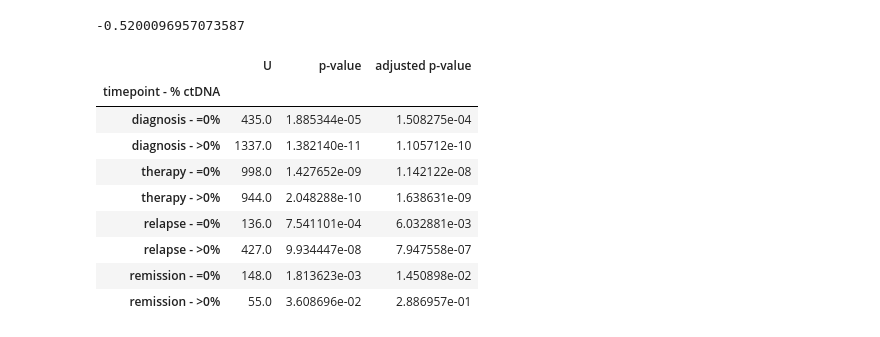
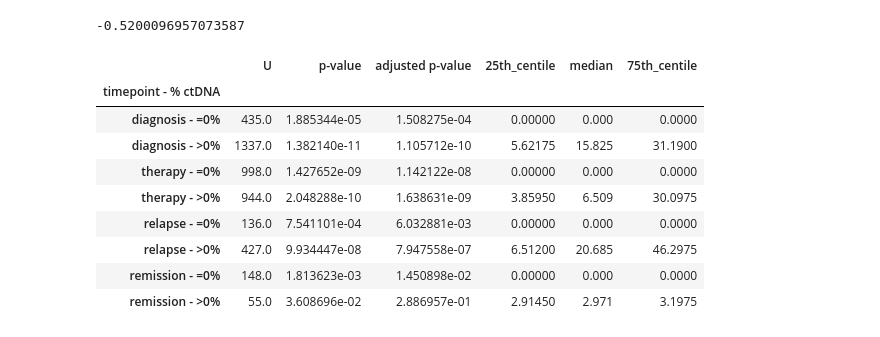
Before and after one commit to asherbryant/BBKMScProject, a Jupyter notebook: Peneder/Peneder_Mann_corr_ichorCNA.ipynb, the cells around one changed output. Drawn from its saved outputs; the diff is of its cells as text; code cells hidden in the pictures.

Commit message:
added tf median/centile + combined ctDNA quantification

```diff
--- a/Peneder/Peneder_Mann_corr_ichorCNA.ipynb
+++ b/Peneder/Peneder_Mann_corr_ichorCNA.ipynb
@@ -91,27 +91,39 @@ for i in range(len(conditions)):
         if conditions[i][j] == True:
             condition_depth.append(df['Total dip depth'].iloc[j])
     condition_depths.append(condition_depth)
+# %%
+tumor_fractions = []
+for i in range(len(conditions)):
+    tumor_fraction = []
+    for j in range(len(conditions[i])):
+        if conditions[i][j] == True:
+            tumor_fraction.append(df['ichorCNA: % ctDNA, highest log likelyhood'].iloc[j])
+    tumor_fractions.append(tumor_fraction)
 # %%
 mann_whit_u = []
 for i in range(len(condition_depths[1:])):
     stat, p = stats.mannwhitneyu(condition_depths[0], condition_depths[i+1], alternative='greater')
+    first_centile = np.quantile(tumor_fractions[i+1], 0.25)
+    median = np.quantile(tumor_fractions[i+1], 0.5)
+    third_centile = np.quantile(tumor_fractions[i+1], 0.75)
     number_of_tests = len(condition_depths[1:])
     n = len(condition_depths[i+1])
-    mann_whit_u.append([stat, p, p * number_of_tests])
+    mann_whit_u.append([stat, p, p * number_of_tests, first_centile, median, third_centile])
 # %%
-mann_df = pd.DataFrame(mann_whit_u, columns = ['U', 'p-value', 'adjusted p-value'])
+mann_df = pd.DataFrame(mann_whit_u, columns = ['U', 'p-value', 'adjusted p-value',
+                                               '25th_centile', 'median', '75th_centile'])
 mann_df['timepoint - % ctDNA'] = ['diagnosis - =0%', 'diagnosis - >0%', 'therapy - =0%', 'therapy - >0%',
                              'relapse - =0%', 'relapse - >0%', 'remission - =0%', 'remission - >0%']
 mann_df = mann_df.set_index('timepoint - % ctDNA')
 mann_df
 # %% [output]
-|  | U | p-value | adjusted p-value |
-| timepoint - % ctDNA |  |  |  |
-| diagnosis - =0% | 435.0 | 1.885344e-05 | 1.508275e-04 |
-| diagnosis - >0% | 1337.0 | 1.382140e-11 | 1.105712e-10 |
-| therapy - =0% | 998.0 | 1.427652e-09 | 1.142122e-08 |
-| therapy - >0% | 944.0 | 2.048288e-10 | 1.638631e-09 |
-| relapse - =0% | 136.0 | 7.541101e-04 | 6.032881e-03 |
-| relapse - >0% | 427.0 | 9.934447e-08 | 7.947558e-07 |
-| remission - =0% | 148.0 | 1.813623e-03 | 1.450898e-02 |
-| remission - >0% | 55.0 | 3.608696e-02 | 2.886957e-01 |
+|  | U | p-value | adjusted p-value | 25th_centile | median | 75th_centile |
+| timepoint - % ctDNA |  |  |  |  |  |  |
+| diagnosis - =0% | 435.0 | 1.885344e-05 | 1.508275e-04 | 0.00000 | 0.000 | 0.0000 |
+| diagnosis - >0% | 1337.0 | 1.382140e-11 | 1.105712e-10 | 5.62175 | 15.825 | 31.1900 |
+| therapy - =0% | 998.0 | 1.427652e-09 | 1.142122e-08 | 0.00000 | 0.000 | 0.0000 |
+| therapy - >0% | 944.0 | 2.048288e-10 | 1.638631e-09 | 3.85950 | 6.509 | 30.0975 |
+| relapse - =0% | 136.0 | 7.541101e-04 | 6.032881e-03 | 0.00000 | 0.000 | 0.0000 |
+| relapse - >0% | 427.0 | 9.934447e-08 | 7.947558e-07 | 6.51200 | 20.685 | 46.2975 |
+| remission - =0% | 148.0 | 1.813623e-03 | 1.450898e-02 | 0.00000 | 0.000 | 0.0000 |
+| remission - >0% | 55.0 | 3.608696e-02 | 2.886957e-01 | 2.91450 | 2.971 | 3.1975 |
```
Also changed, not shown: parts of 1 cell of this notebook, 1 other file.
